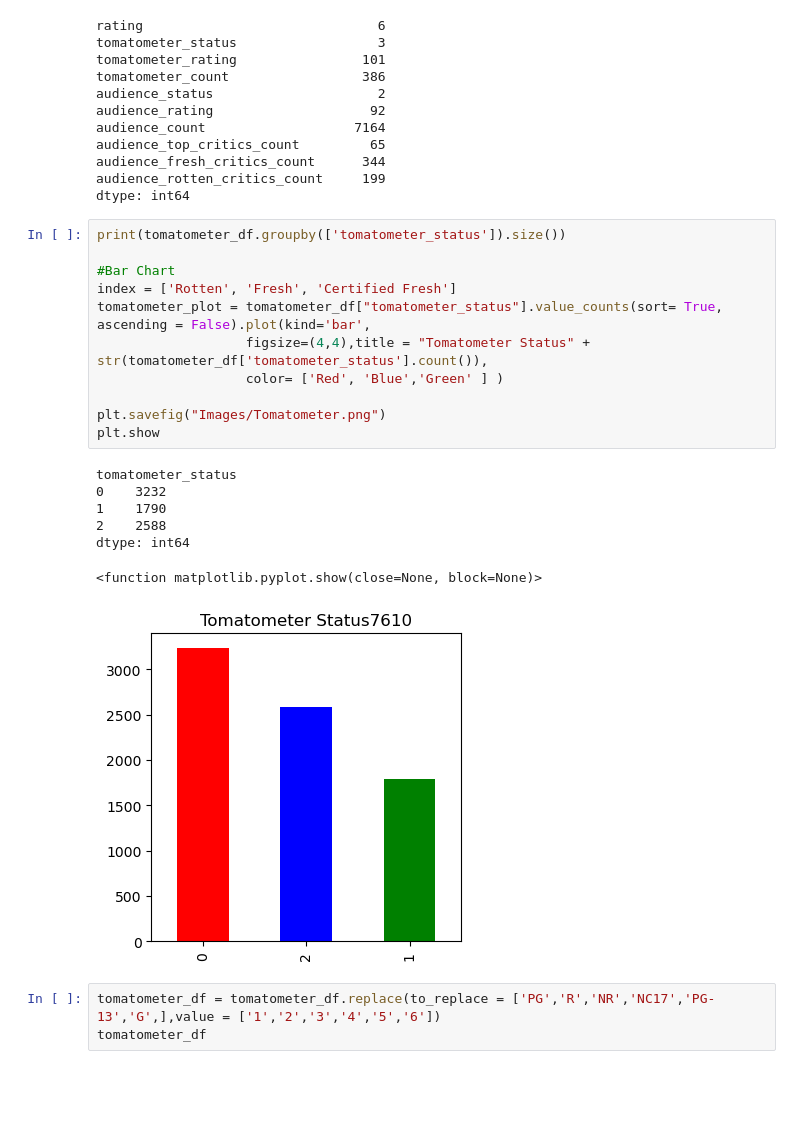
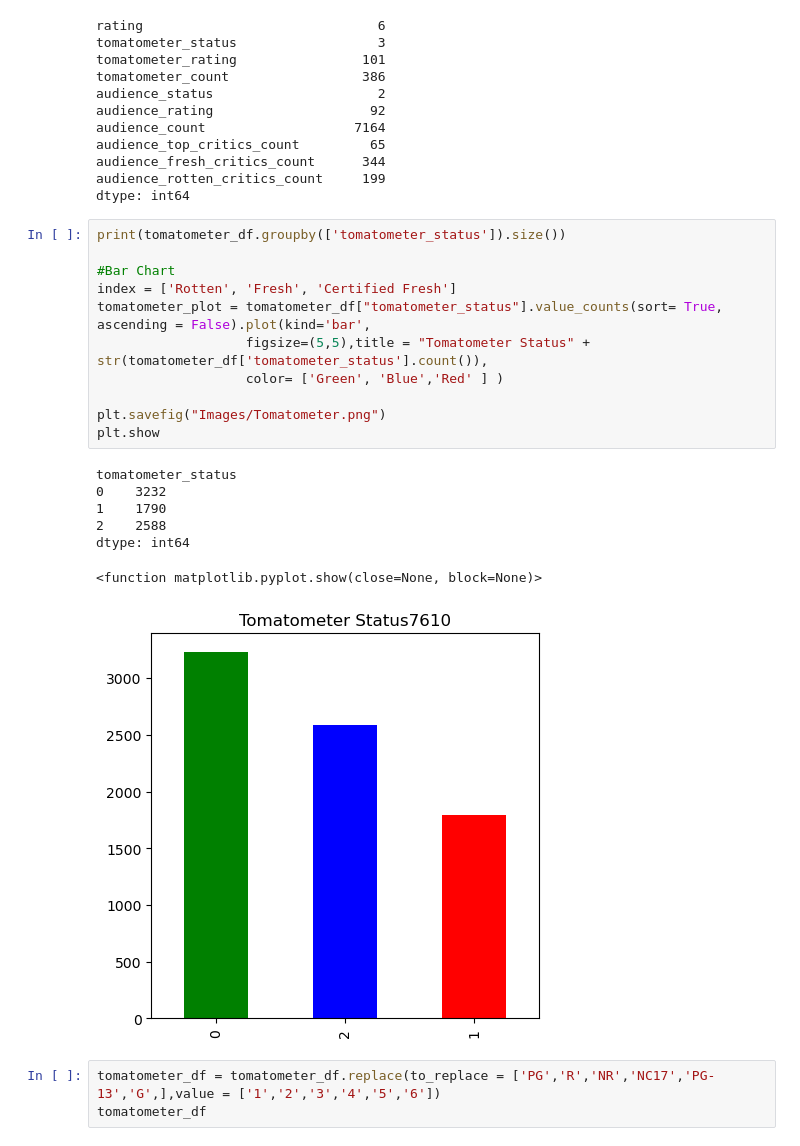
Before and after one commit to wgachugu/Project-4---Machine-Learning, a Jupyter notebook: rotten_tomatoes_ml.ipynb, the cells around one changed output. Cells and saved outputs as stored; diff of their text form; blank space fills up the shorter version.

```diff
--- a/rotten_tomatoes_ml.ipynb
+++ b/rotten_tomatoes_ml.ipynb
@@ -157,22 +156,22 @@ dtype: int64
 # %%
 print(tomatometer_df.groupby(['tomatometer_status']).size())
 
 #Bar Chart
 index = ['Rotten', 'Fresh', 'Certified Fresh']
 tomatometer_plot = tomatometer_df["tomatometer_status"].value_counts(sort= True, ascending = False).plot(kind='bar',
-                   figsize=(4,4),title = "Tomatometer Status" + str(tomatometer_df['tomatometer_status'].count()),
-                   color= ['Red', 'Blue','Green' ] )
+                   figsize=(5,5),title = "Tomatometer Status" + str(tomatometer_df['tomatometer_status'].count()),
+                   color= ['Green', 'Blue','Red' ] )
 
 plt.savefig("Images/Tomatometer.png")
 plt.show
 # %% [output]
 tomatometer_status
 0    3232
 1    1790
 2    2588
 dtype: int64
 <function matplotlib.pyplot.show(close=None, block=None)>
-[figure, old version]
+[figure, new version]
 # %%
 tomatometer_df = tomatometer_df.replace(to_replace = ['PG','R','NR','NC17','PG-13','G',],value = ['1','2','3','4','5','6'])
 tomatometer_df
```
Also changed, not shown: parts of 1 cell of this notebook.
